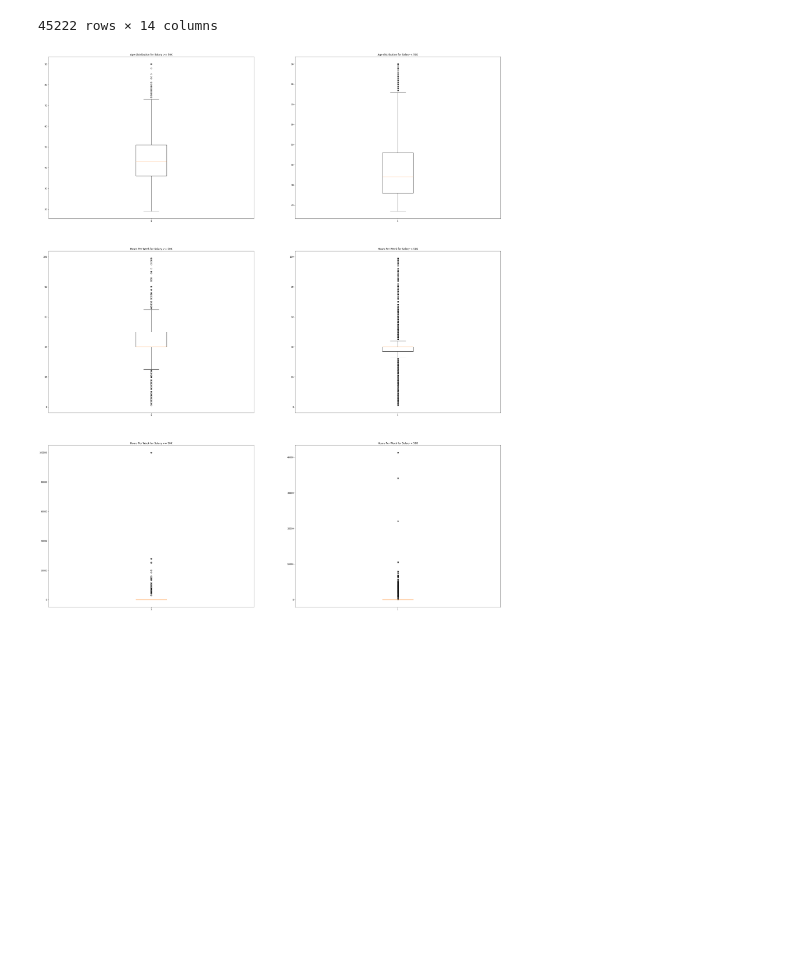
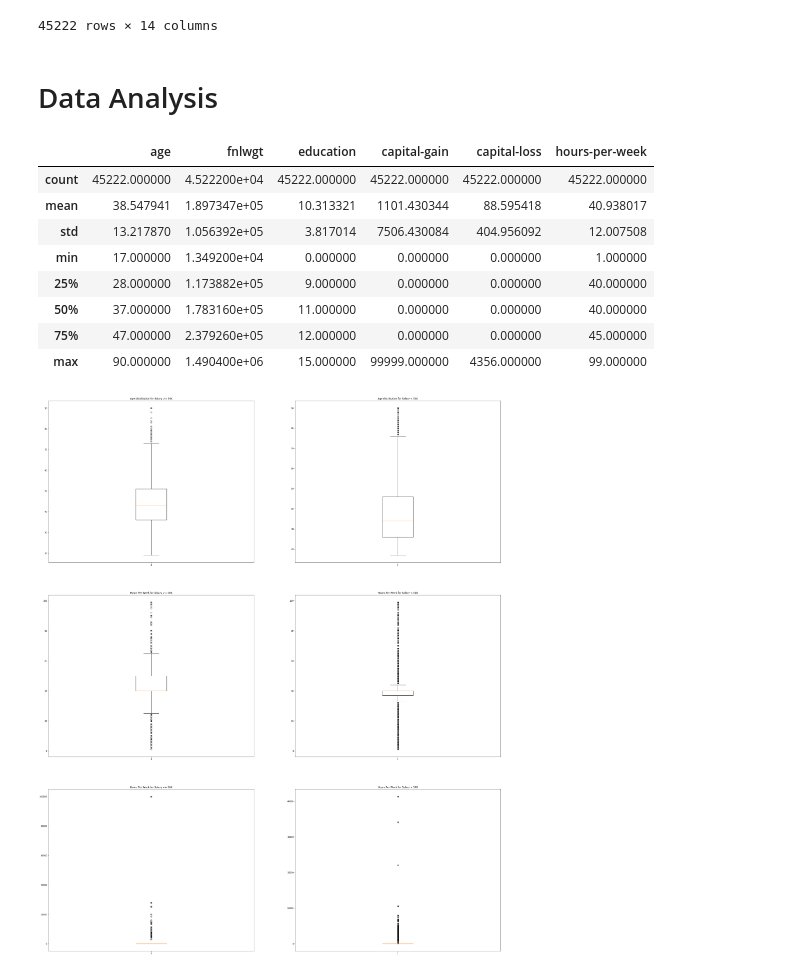
Before and after one commit to Bhargavi19/AdultDatasetAnalysis, a Jupyter notebook: Univariate_Analysis.ipynb, the cells around one changed output. Saved outputs shown, nothing was run; the diff lists cells and outputs as text; code cells hidden in the pictures; blank space fills up the shorter version.

Commit message:
update univariate with some plots and description.

```diff
--- a/Univariate_Analysis.ipynb
+++ b/Univariate_Analysis.ipynb
@@ -56,6 +56,23 @@ dataframe.drop(columns='education-num') # education and education-num is the sam
 | 48840 | 44 | 2 | 83891 | 9 | 0 | 0 | 3 | 1 | 1 | ... |
 | 48841 | 35 | 3 | 182148 | 9 | 2 | 3 | 0 | 4 | 1 | ... |
 45222 rows × 14 columns
+# %% [markdown]
+# Data Analysis
+# %%
+# description of continuous variables
+catcols = ['workclass', 'education', 'marital-status', 'occupation', 'relationship', 'race', 'sex', 'native-country']
+intcols = ['age', 'fnlwgt', 'education', 'capital-gain', 'capital-loss', 'hours-per-week']
+dataframe[intcols].describe()
+# %% [output]
+|  | age | fnlwgt | education | capital-gain | capital-loss | hours-per-week |
+| count | 45222.000000 | 4.522200e+04 | 45222.000000 | 45222.000000 | 45222.000000 | 45222.000000 |
+| mean | 38.547941 | 1.897347e+05 | 10.313321 | 1101.430344 | 88.595418 | 40.938017 |
+| std | 13.217870 | 1.056392e+05 | 3.817014 | 7506.430084 | 404.956092 | 12.007508 |
+| min | 17.000000 | 1.349200e+04 | 0.000000 | 0.000000 | 0.000000 | 1.000000 |
+| 25% | 28.000000 | 1.173882e+05 | 9.000000 | 0.000000 | 0.000000 | 40.000000 |
+| 50% | 37.000000 | 1.783160e+05 | 11.000000 | 0.000000 | 0.000000 | 40.000000 |
+| 75% | 47.000000 | 2.379260e+05 | 12.000000 | 0.000000 | 0.000000 | 45.000000 |
+| max | 90.000000 | 1.490400e+06 | 15.000000 | 99999.000000 | 4356.000000 | 99.000000 |
 # %%
 # Visualizations with Box and Whisker plots for the different numerical variables to get an insight into their distribution.
 df = dataframe
```
Also changed, not shown: parts of 4 cells of this notebook.
